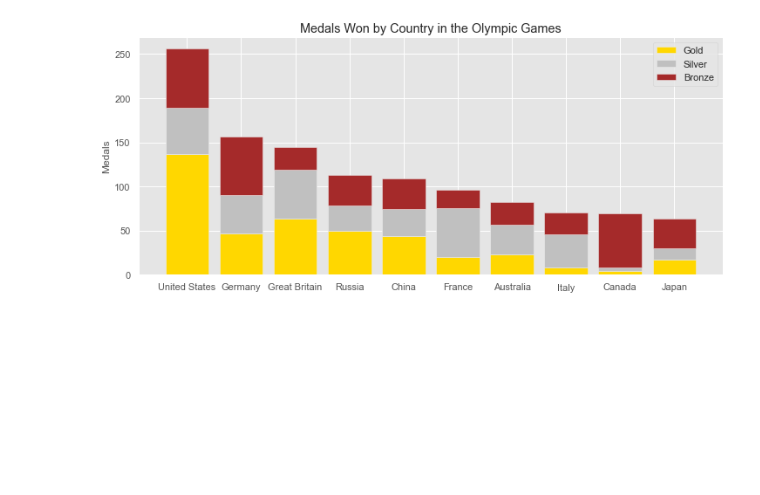
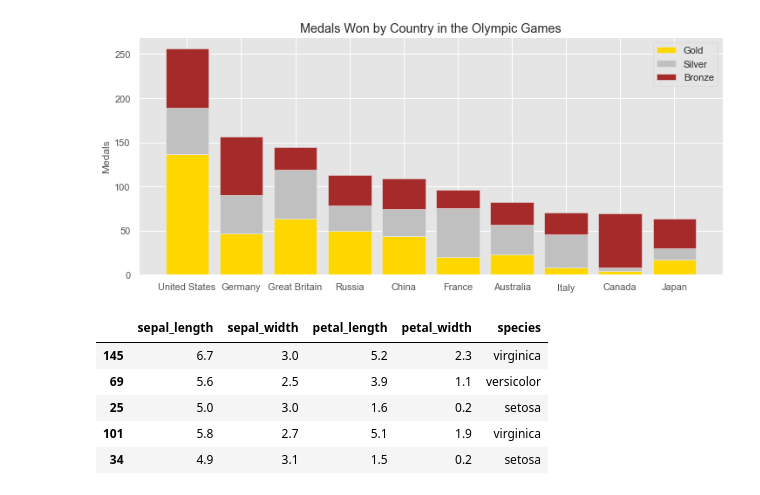
Before and after one commit to VictorCalderon/data-snippets, a Jupyter notebook: DataScience/plotting.ipynb, the cells around one changed output. Saved outputs shown, nothing was run; the diff lists cells and outputs as text; code cells hidden in the pictures; blank space fills up the shorter version.

```diff
--- a/DataScience/plotting.ipynb
+++ b/DataScience/plotting.ipynb
@@ -164,3 +176,16 @@ plt.legend()
 plt.show()
 # %% [output]
 [figure]
+# %%
+# Load iris dataset
+iris = sns.load_dataset('iris')
+# %%
+# Show dataset
+iris.sample(5)
+# %% [output]
+|  | sepal_length | sepal_width | petal_length | petal_width | species |
+| 145 | 6.7 | 3.0 | 5.2 | 2.3 | virginica |
+| 69 | 5.6 | 2.5 | 3.9 | 1.1 | versicolor |
+| 25 | 5.0 | 3.0 | 1.6 | 0.2 | setosa |
+| 101 | 5.8 | 2.7 | 5.1 | 1.9 | virginica |
+| 34 | 4.9 | 3.1 | 1.5 | 0.2 | setosa |
```
Also changed, not shown: parts of 2 cells of this notebook.
